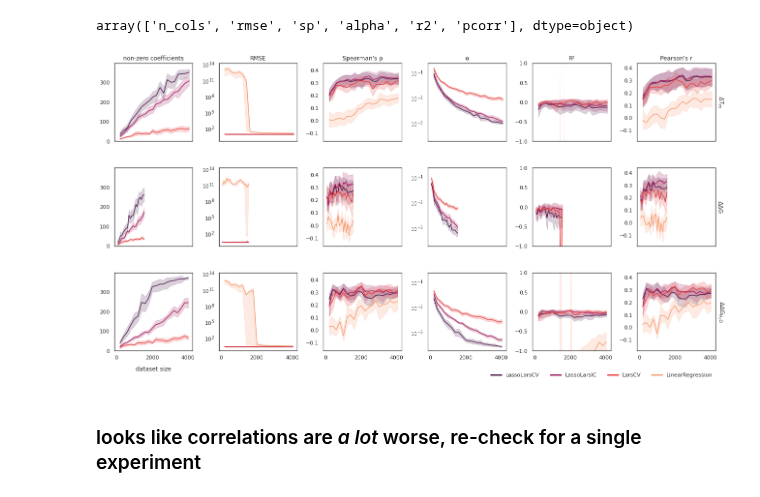
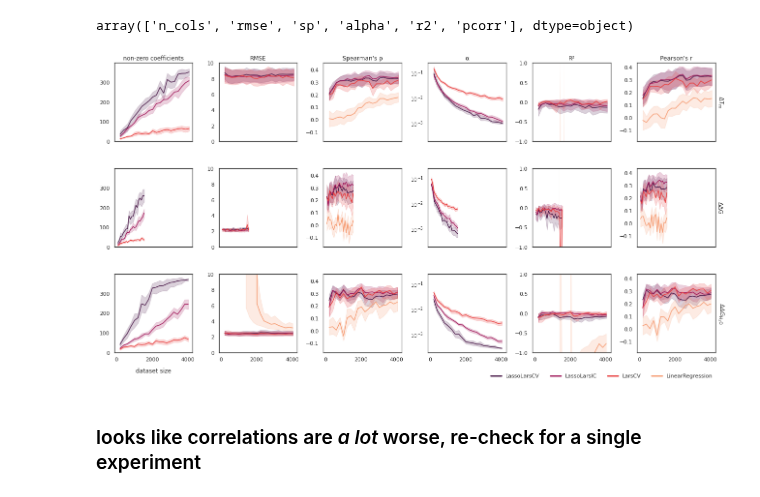
Before and after one commit to lkndl/mapra, a Jupyter notebook: fopra/1_uniprot_splits.ipynb, the cells around one changed output. Saved outputs shown, nothing was run; the diff lists cells and outputs as text; code cells hidden in the pictures.

```diff
--- a/fopra/1_uniprot_splits.ipynb
+++ b/fopra/1_uniprot_splits.ipynb
@@ -109,35 +109,38 @@ g = sns.FacetGrid(data=df,
 g.map_dataframe(sns.lineplot, x='x', y='y',
                 hue='algo', hue_order=[0, 1, 2, 3], palette=dict(enumerate(dmap)),
                 markers=False, dashes=False)
 
 g.set_titles(col_template='{col_name}', row_template='{row_name}')
 for ax, lab in zip(g.axes.flatten()[:6],
                    ['non-zero coefficients', 'RMSE', 'Spearman\'s ρ',
                     'α', 'R²', 'Pearson\'s r']):
     ax.set_title(lab)
 
 # mess around with the legend
 handles = list()
 for de, co in zip('LassoLarsCV LassoLarsIC LarsCV LinearRegression'.split(), dmap):
     handles.append(mlines.Line2D([], [], color=co, label=de, linewidth=3))
 g.add_legend(title='', bbox_to_anchor=(.71, 0), ncol=4, handles=handles)
 
 for i, ax in enumerate(g.axes.flatten()):
     ax.set(box_aspect=1)
     # ax.set(xticks=[.2, .4, .6, .8])
     # Drawing the frame
     for _, spine in ax.spines.items():
         spine.set_visible(True)
 
-g.axes[0, 1].set_yscale('log')
+g.axes[0, 0].set_ylim(0, largest_n_cols)
+g.axes[0, 1].set_ylim(0, 10)
+# g.axes[0, 1].set_yscale('log')
 g.axes[0, 3].set_yscale('log')
 g.axes[0, 4].set_ylim(-1, 1)
 g.axes[2, 0].set_xlabel('dataset size', labelpad=12)
 
 # g.fig.subplots_adjust(hspace=.1)
 prep.save(g, f'uniprot_split.png')
+prep.save(g, f'uniprot_split.svg')
 # %% [output]
-[figure, old version]
+[figure, new version]
 # %% [markdown]
 ### looks like correlations are *a lot* worse, re-check for a single experiment
 # %%
```
Also changed, not shown: parts of 2 cells of this notebook, 5 other files.
